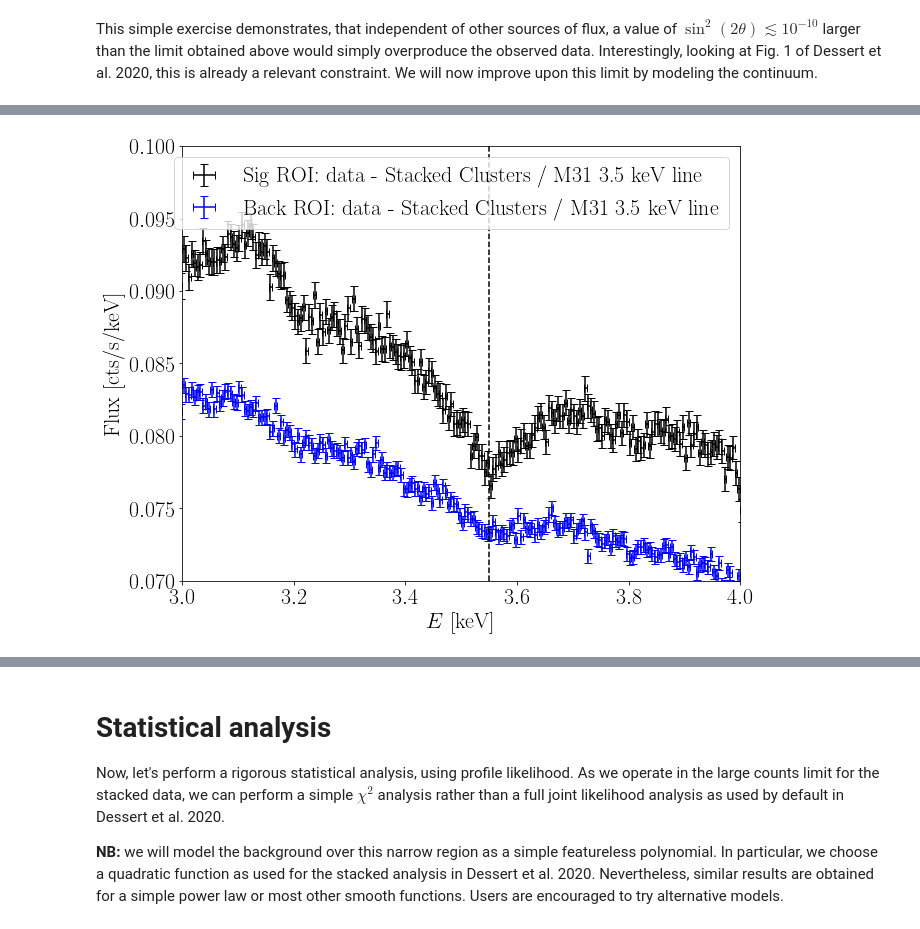
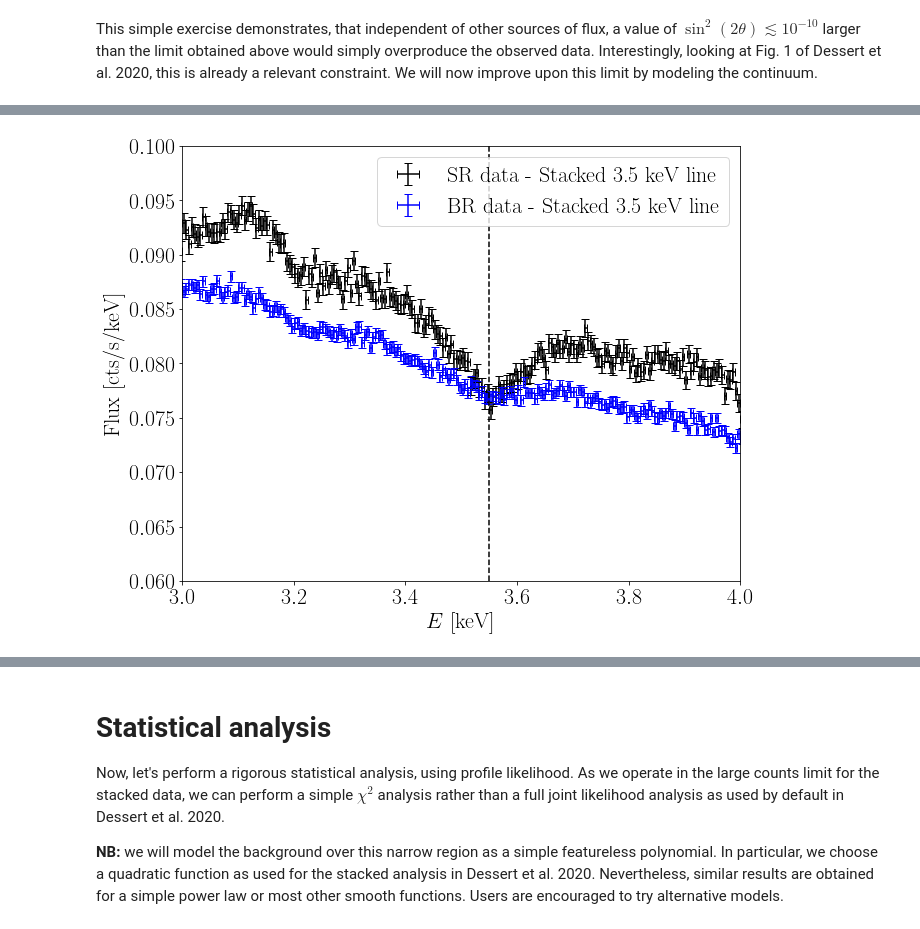
Before and after one commit to bsafdi/BlankSkyfor3p5, a Jupyter notebook: Jupyter/DRS20_mos_stacked.ipynb, the cells around one changed output, grey strips where cells are left out. Drawn from its saved outputs; the diff is of its cells as text; code cells hidden in the pictures.

Commit message:
Updated documentation and background data

```diff
--- a/Jupyter/DRS20_mos_stacked.ipynb
+++ b/Jupyter/DRS20_mos_stacked.ipynb
@@ -222,18 +231,17 @@ plt.show()
 # %%
 fig = plt.figure(figsize=(10,8))
-plt.errorbar(Energies,data-6e-11/ref_lim_signal*1.e-1*mod_UXL,yerr=np.sqrt(data_yerrs**2),
-             xerr=(Energies[1]-Energies[0])/2.,color="black",label="Sig ROI: data - Stacked Clusters / M31 3.5 keV line",marker="o", fmt='none',capsize=4)
-plt.errorbar(Energies,data_bkg-6e-11/ref_lim_bkg*1.e-1*mod_UXL,yerr=np.sqrt(data_yerrs_bkg**2),
-             xerr=(Energies[1]-Energies[0])/2.,color="blue",label="Back ROI: data - Stacked Clusters / M31 3.5 keV line",marker="o", fmt='none',capsize=4)
+plt.errorbar(Energies,data-0.1*mod_UXL,yerr=np.sqrt(data_yerrs**2),
+             xerr=(Energies[1]-Energies[0])/2.,color="black",label="SR data - Stacked 3.5 keV line",marker="o", fmt='none',capsize=4)
+plt.errorbar(Energies,data_bkg-0.023*mod_UXL,yerr=np.sqrt(data_yerrs_bkg**2),
+             xerr=(Energies[1]-Energies[0])/2.,color="blue",label="BR data - Stacked 3.5 keV line",marker="o", fmt='none',capsize=4)
 plt.axvline(EUXL,color="black",linestyle="dashed")
-plt.axhline(0.0,color="black",linestyle="dotted")
 plt.xlim(3.0,4.0)
-plt.ylim(0.07,0.1)
+plt.ylim(6.e-2,1.e-1)
 plt.xticks(fontsize=22)
 plt.yticks(fontsize=22)
 plt.xlabel(r"$E$ [keV]",fontsize=22)
 plt.ylabel(r"Flux [cts/s/keV]",fontsize=22)
 plt.legend(fontsize=22)
 plt.show()
 # %% [output]
-[figure, old version]
+[figure, new version]
```
Also changed, not shown: parts of 99 cells of this notebook.
